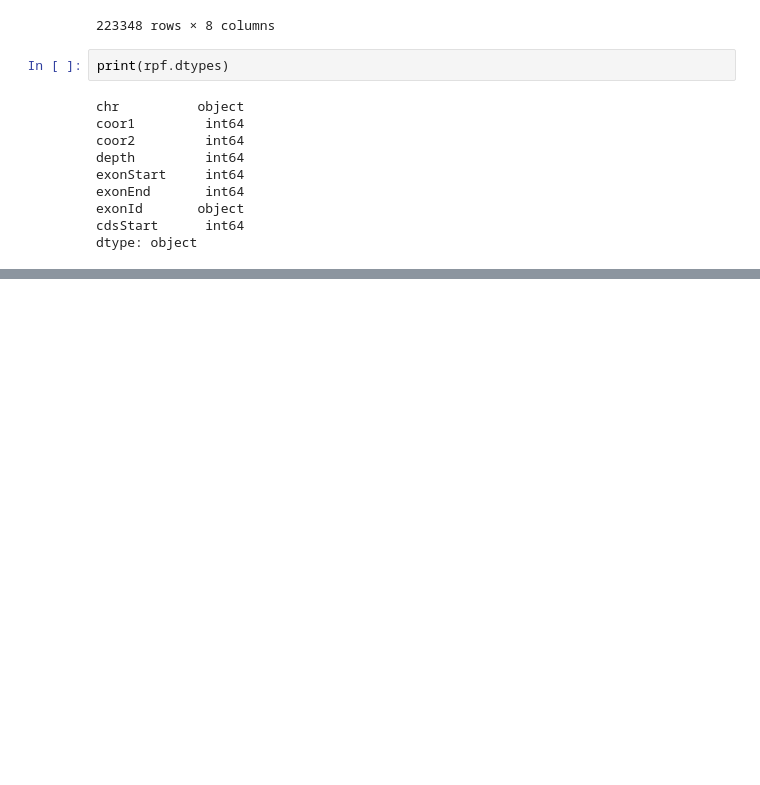
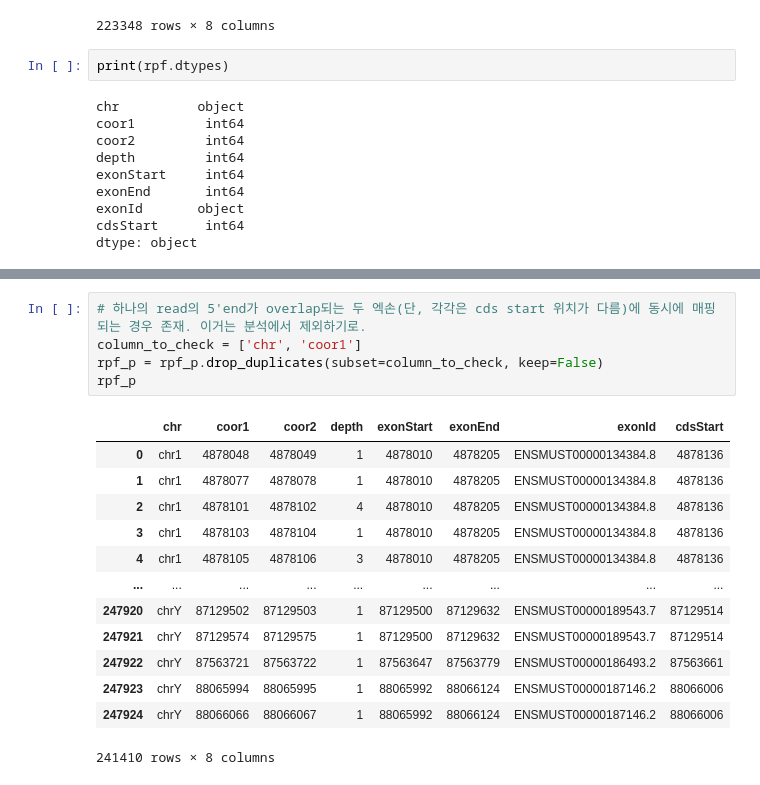
Before and after one commit to yeekyung/MYK_bioinformatics, a Jupyter notebook: CoLab_TermProj_2024_2.ipynb, the cells around one changed output, grey strips where cells are left out. Drawn from its saved outputs; the diff is of its cells as text; blank space fills up the shorter version.

```diff
--- a/CoLab_TermProj_2024_2.ipynb
+++ b/CoLab_TermProj_2024_2.ipynb
@@ -343,0 +374,19 @@ rpf_p
+# %%
+# 하나의 read의 5'end가 overlap되는 두 엑손(단, 각각은 cds start 위치가 다름)에 동시에 매핑되는 경우 존재. 이거는 분석에서 제외하기로.
+column_to_check = ['chr', 'coor1']
+rpf_p = rpf_p.drop_duplicates(subset=column_to_check, keep=False)
+rpf_p
+# %% [output]
+|  | chr | coor1 | coor2 | depth | exonStart | exonEnd | exonId | cdsStart |
+| 0 | chr1 | 4878048 | 4878049 | 1 | 4878010 | 4878205 | ENSMUST00000134384.8 | 4878136 |
+| 1 | chr1 | 4878077 | 4878078 | 1 | 4878010 | 4878205 | ENSMUST00000134384.8 | 4878136 |
+| 2 | chr1 | 4878101 | 4878102 | 4 | 4878010 | 4878205 | ENSMUST00000134384.8 | 4878136 |
+| 3 | chr1 | 4878103 | 4878104 | 1 | 4878010 | 4878205 | ENSMUST00000134384.8 | 4878136 |
+| 4 | chr1 | 4878105 | 4878106 | 3 | 4878010 | 4878205 | ENSMUST00000134384.8 | 4878136 |
+| ... | ... | ... | ... | ... | ... | ... | ... | ... |
+| 247920 | chrY | 87129502 | 87129503 | 1 | 87129500 | 87129632 | ENSMUST00000189543.7 | 87129514 |
+| 247921 | chrY | 87129574 | 87129575 | 1 | 87129500 | 87129632 | ENSMUST00000189543.7 | 87129514 |
+| 247922 | chrY | 87563721 | 87563722 | 1 | 87563647 | 87563779 | ENSMUST00000186493.2 | 87563661 |
+| 247923 | chrY | 88065994 | 88065995 | 1 | 88065992 | 88066124 | ENSMUST00000187146.2 | 88066006 |
+| 247924 | chrY | 88066066 | 88066067 | 1 | 88065992 | 88066124 | ENSMUST00000187146.2 | 88066006 |
+241410 rows × 8 columns
```
Also changed, not shown: parts of 4 cells of this notebook.
